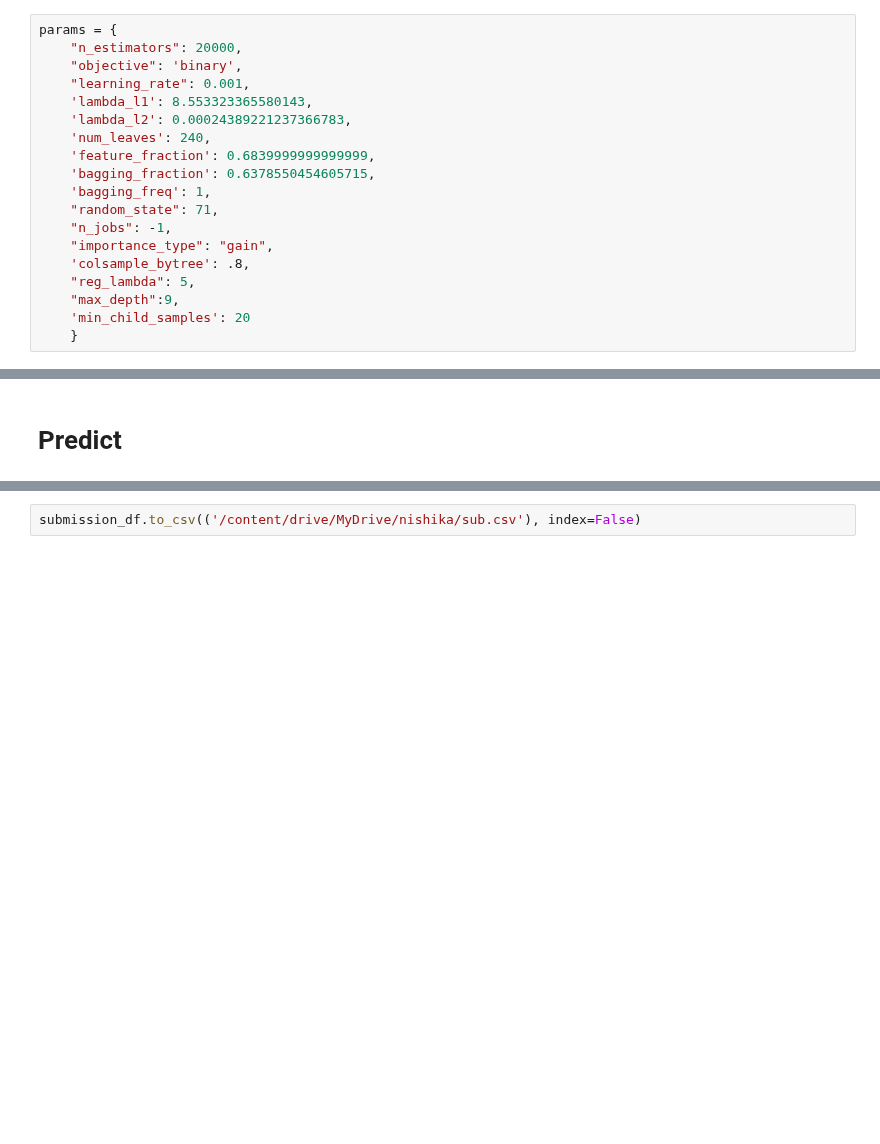
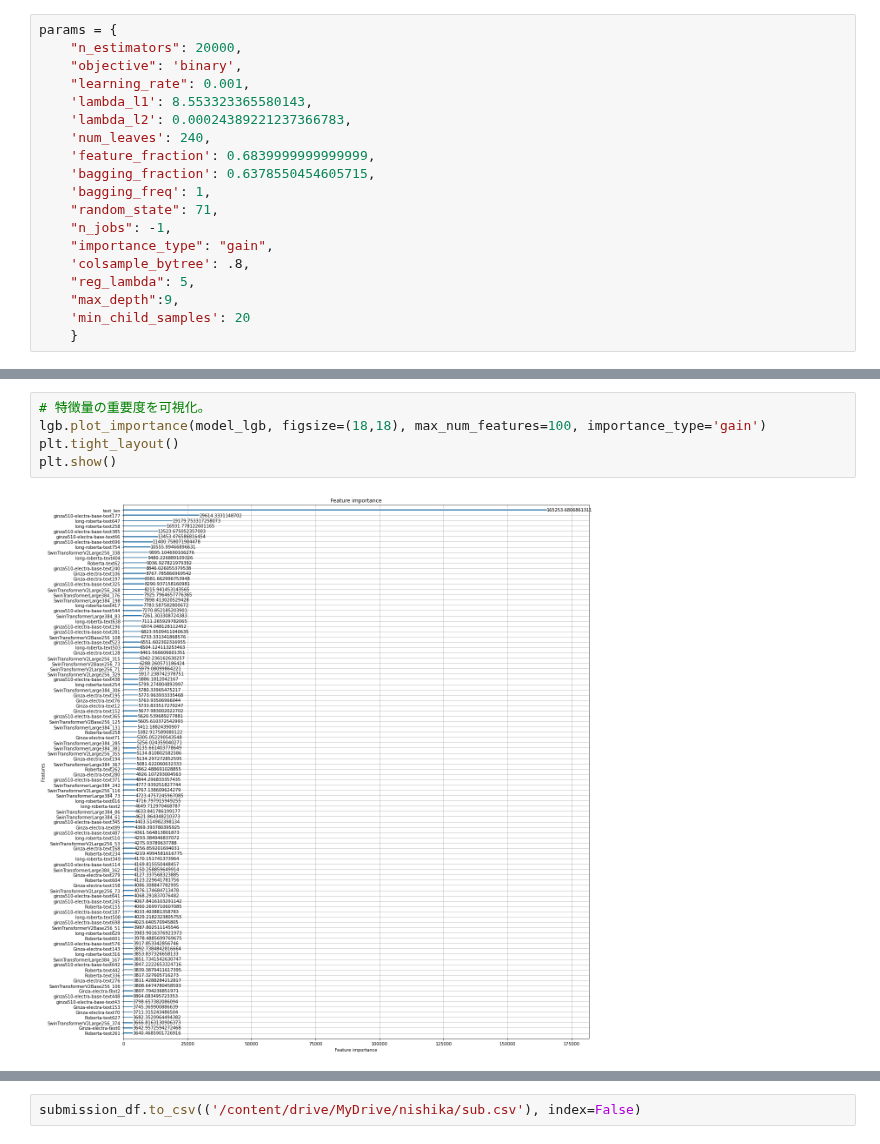
Before and after one commit to norm02/nishika_bokete, a Jupyter notebook: embed_to_skf.ipynb, the cells around one changed output, grey strips where cells are left out. Cells and saved outputs as stored; diff of their text form; blank space fills up the shorter version.

```diff
--- a/embed_to_skf.ipynb
+++ b/embed_to_skf.ipynb
@@ -207,5 +179,10 @@ Length: 6000, dtype: float64
-# %% [markdown]
-# Predict
+# %%
+# 特徴量の重要度を可視化。
+lgb.plot_importance(model_lgb, figsize=(18,18), max_num_features=100, importance_type='gain')
+plt.tight_layout()
+plt.show()
+# %% [output]
+[figure, added]
 # %%
 submission_df["is_laugh"] = label
 
```
Also changed, not shown: parts of 18 cells of this notebook.
